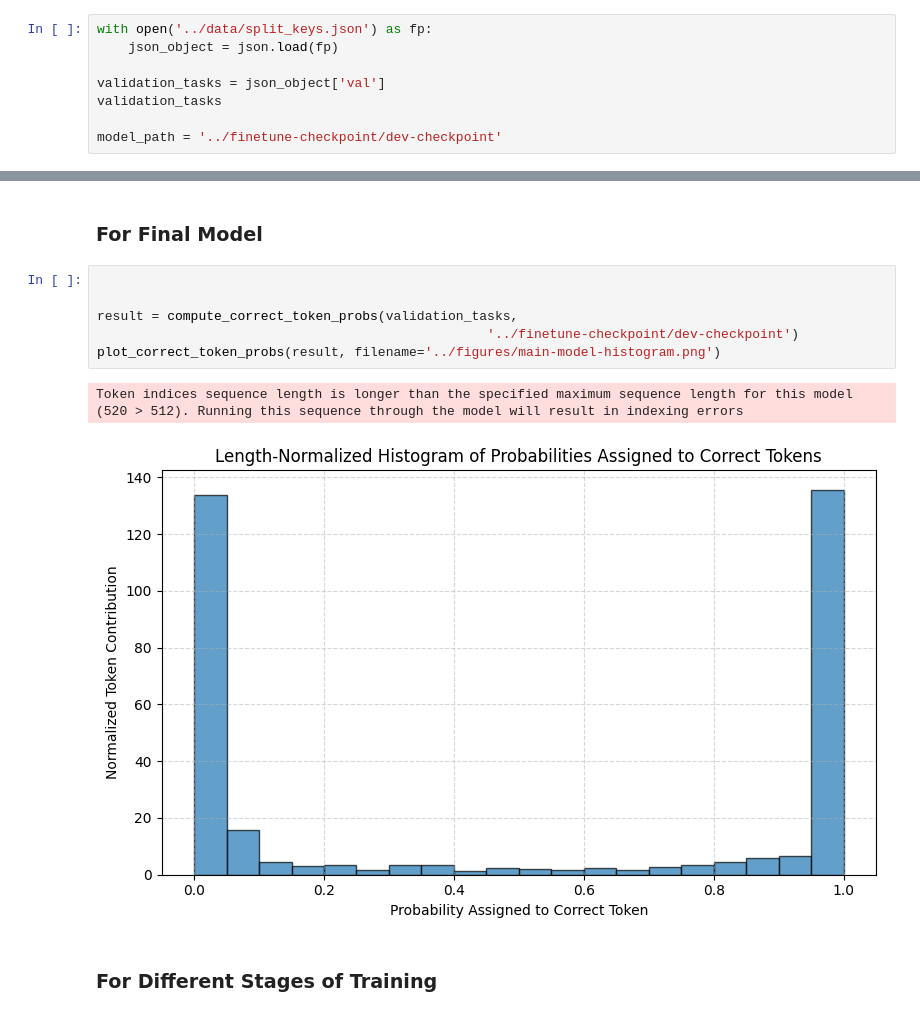
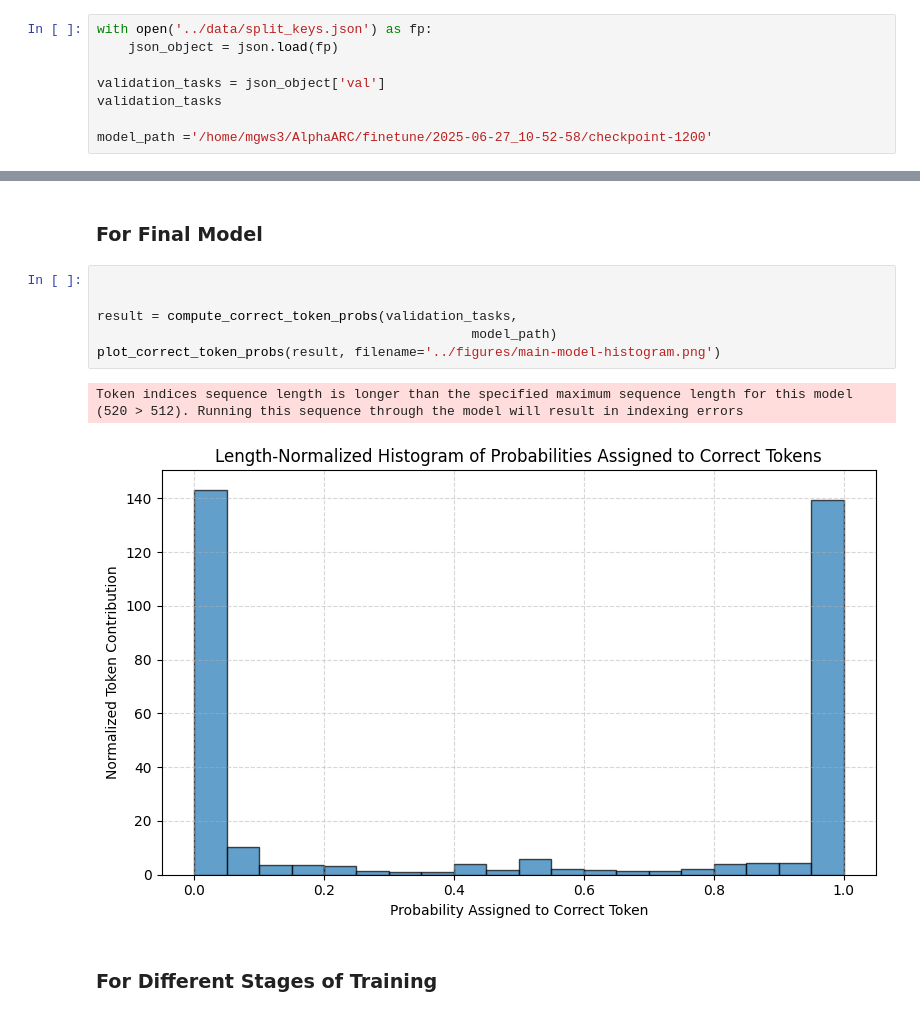
Before and after one commit to MGWSimpson/AlphaARC, a Jupyter notebook: analysis/identifying_breakpoints.ipynb, the cells around one changed output, grey strips where cells are left out. Cells and saved outputs as stored; diff of their text form.

```diff
--- a/analysis/identifying_breakpoints.ipynb
+++ b/analysis/identifying_breakpoints.ipynb
@@ -30,7 +30,7 @@ with open('../data/split_keys.json') as fp:
 validation_tasks = json_object['val']
 validation_tasks
 
-model_path = '../finetune-checkpoint/dev-checkpoint'
+model_path ='/home/mgws3/AlphaARC/finetune/2025-06-27_10-52-58/checkpoint-1200'
 # %% [markdown]
 ## Code for Generating Sequence Level Probabilities
 # %%
@@ -200,12 +200,12 @@ def plot_correct_token_probs(result, filename):
 # %%
 
 
 result = compute_correct_token_probs(validation_tasks,
-                                                  '../finetune-checkpoint/dev-checkpoint')
+                                                model_path)
 plot_correct_token_probs(result, filename='../figures/main-model-histogram.png')
 # %% [output]
 Token indices sequence length is longer than the specified maximum sequence length for this model (520 > 512). Running this sequence through the model will result in indexing errors
-[figure, old version]
+[figure, new version]
 # %% [markdown]
 ### For Different Stages of Training
 # %% [markdown]
```
Also changed, not shown: parts of 9 cells of this notebook, 17 other files.
